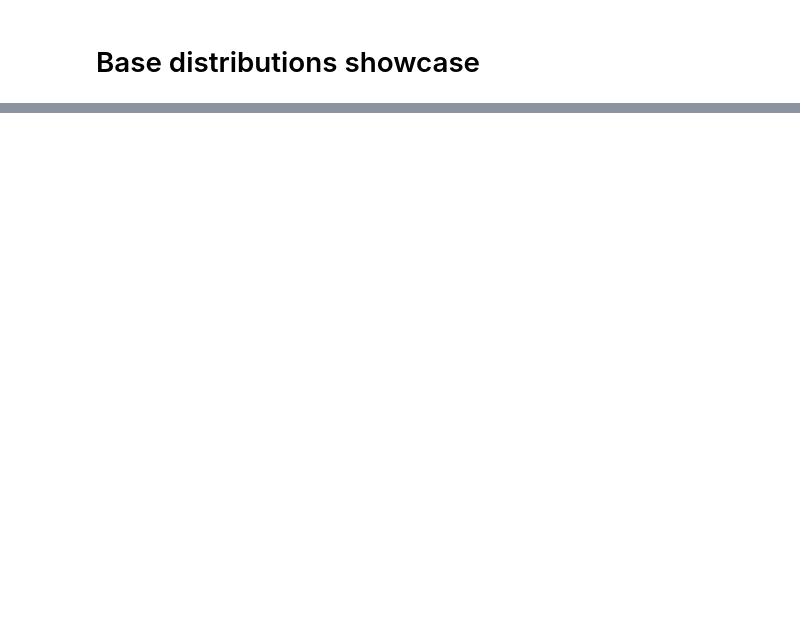
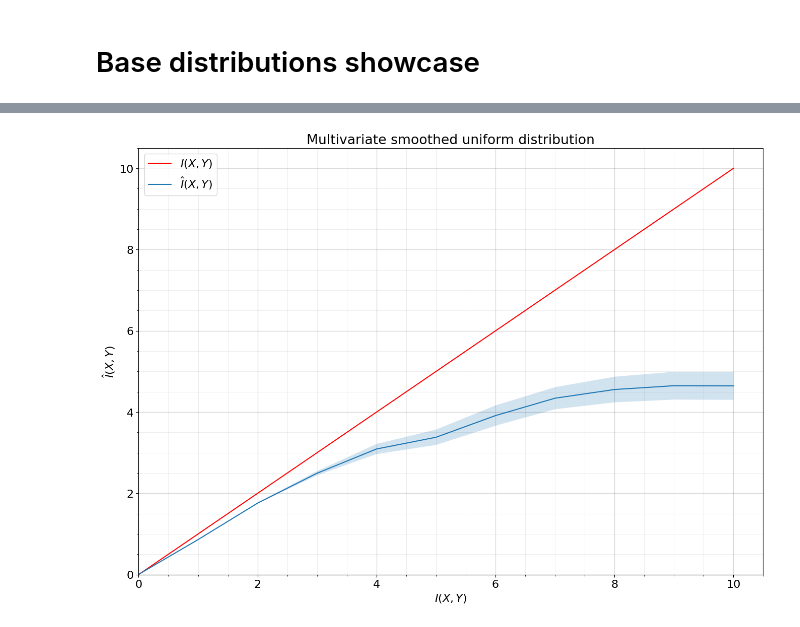
Before and after one commit to VanessB/mutinfo, a Jupyter notebook: source/examples/Base.ipynb, the cells around one changed output, grey strips where cells are left out. Drawn from its saved outputs; the diff is of its cells as text; code cells hidden in the pictures; blank space fills up the shorter version.

```diff
--- a/source/examples/Base.ipynb
+++ b/source/examples/Base.ipynb
@@ -48,0 +92,12 @@ plot_estimated_MI(MI_grid, estimated_MI, "Multivariate correlated Gaussian distr
+# %%
+estimated_MI = run_tests(
+    lambda mutual_information : SmoothedUniform(mutual_information, X_dimension, Y_dimension),
+    estimator=estimator,
+    MI_grid=MI_grid,
+    n_samples=n_samples,
+    n_runs=n_runs
+)
+# %%
+plot_estimated_MI(MI_grid, estimated_MI, f"Multivariate smoothed uniform distribution")
+# %% [output]
+[figure, added]
```
Also changed, not shown: parts of 17 cells of this notebook, 14 other files.
